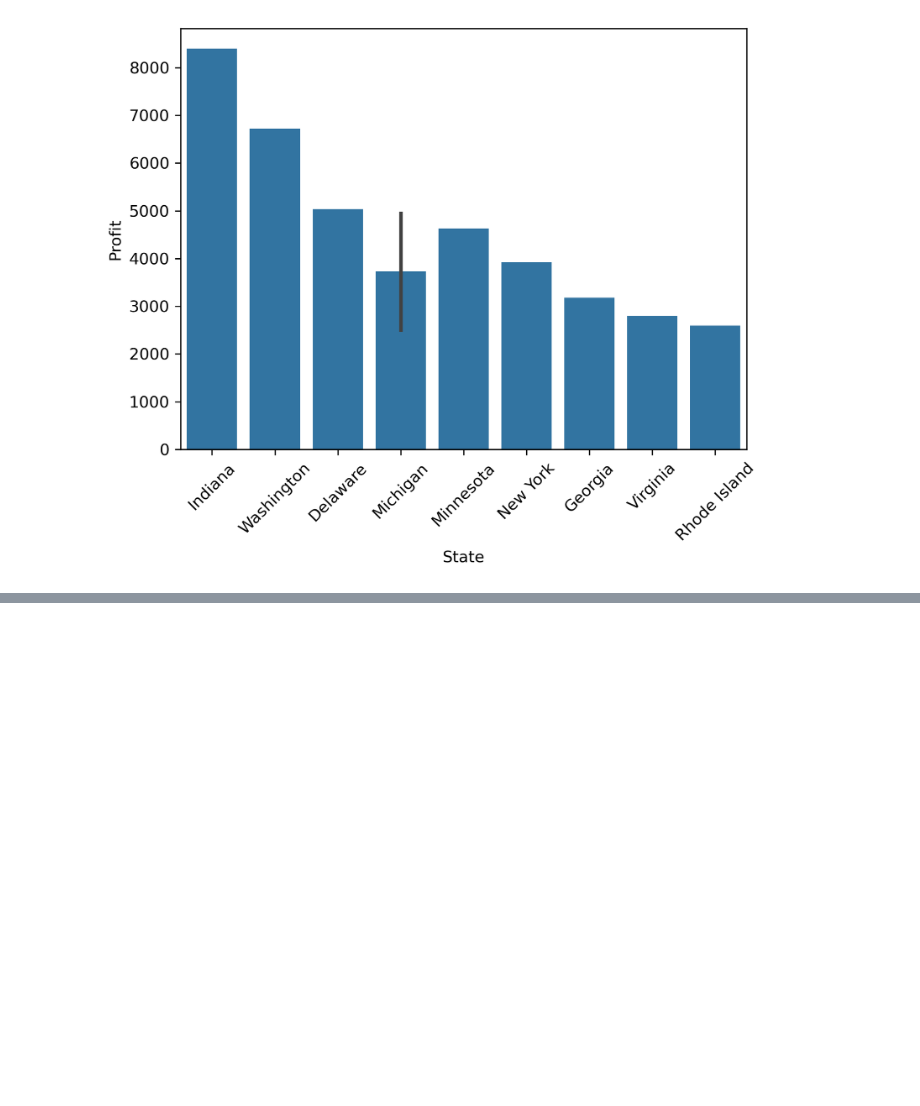
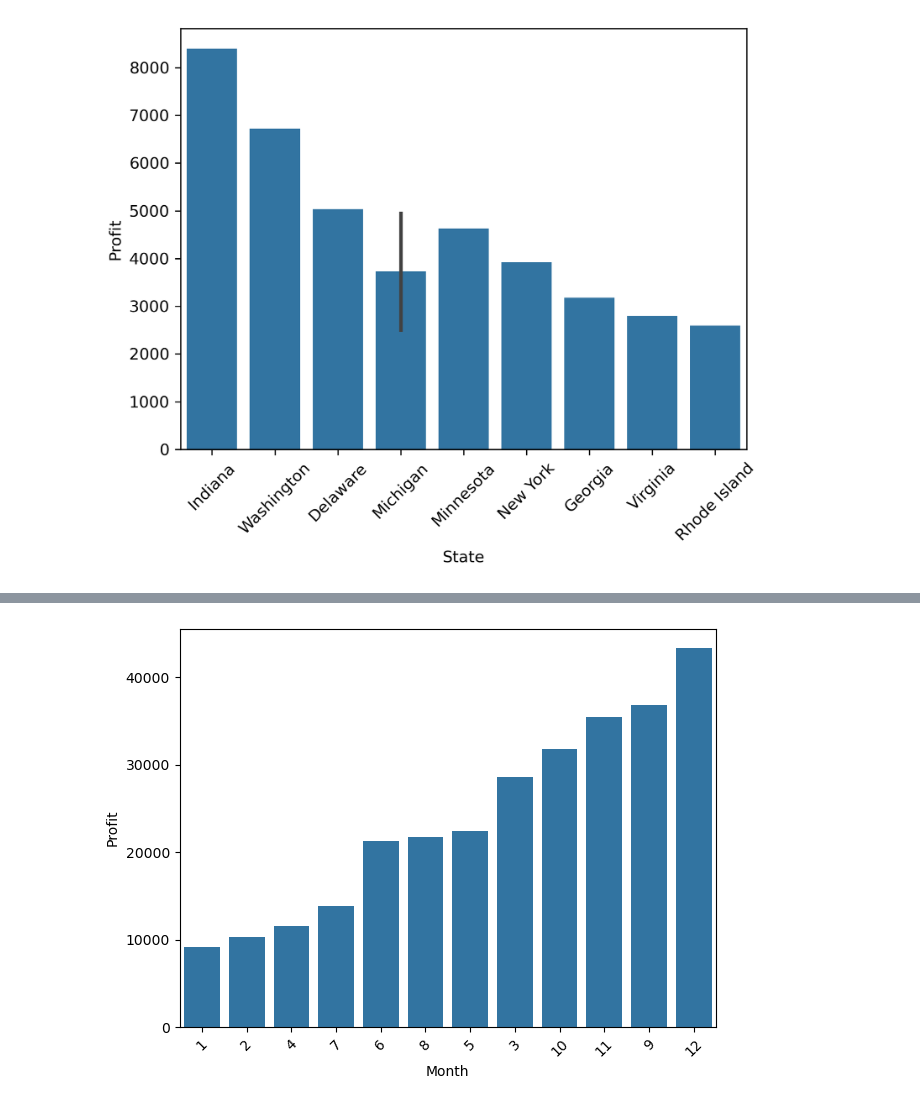
Before and after one commit to enzo253/BI_Analysis, a Jupyter notebook: BI_EDA.ipynb, the cells around one changed output, grey strips where cells are left out. Cells and saved outputs as stored; diff of their text form; code cells hidden in the pictures; blank space fills up the shorter version.

```diff
--- a/BI_EDA.ipynb
+++ b/BI_EDA.ipynb
@@ -75,0 +97,10 @@ plt.tight_layout()
+# %%
+sorted_data = SuperStore_db.groupby('Month')['Profit'].sum().reset_index().sort_values(by='Profit')
+
+
+sns.barplot(data=sorted_data, x='Month', y='Profit', order=sorted_data['Month'])
+plt.xticks(rotation=45)
+plt.tight_layout()
+plt.show()
+# %% [output]
+[figure, added]
```
Also changed, not shown: parts of 20 cells of this notebook, 3 other files.
